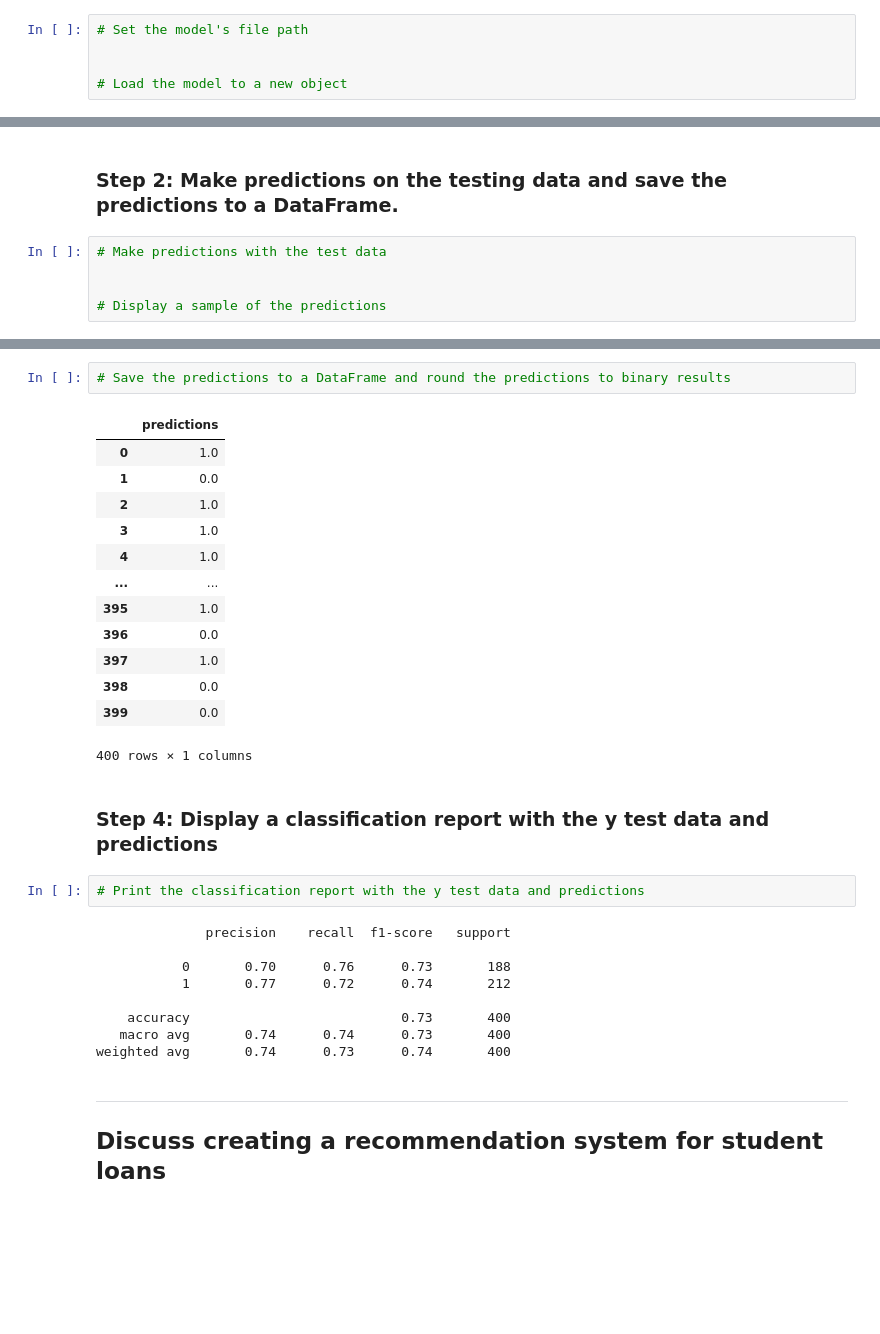
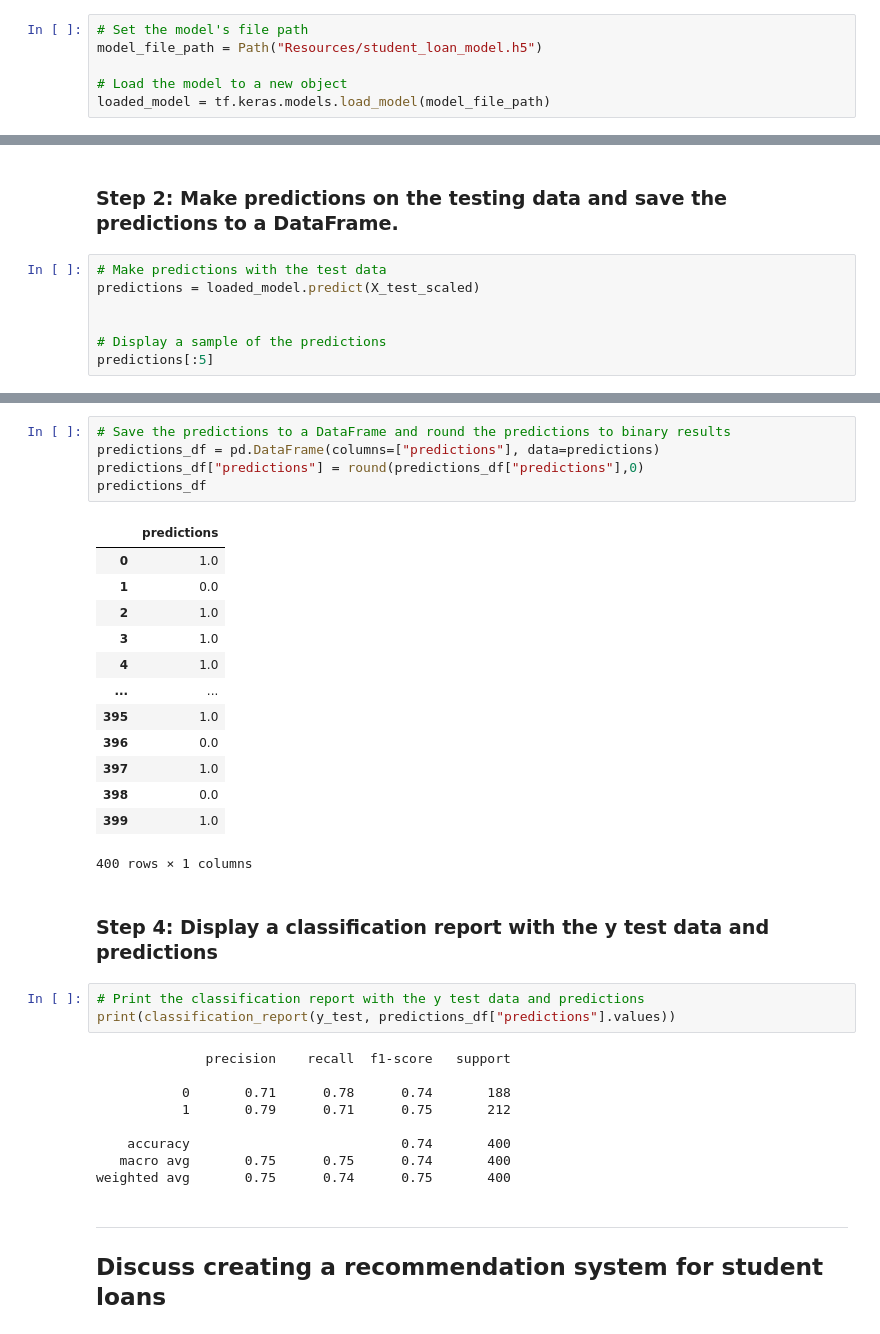
Before and after one commit to jesseparent/neural-network-challenge-1, a Jupyter notebook: student_loans_with_deep_learning.ipynb, the cells around one changed output, grey strips where cells are left out. Saved outputs shown, nothing was run; the diff lists cells and outputs as text; blank space fills up the shorter version.

```diff
--- a/student_loans_with_deep_learning.ipynb
+++ b/student_loans_with_deep_learning.ipynb
@@ -215,6 +214,7 @@ WARNING:absl:You are saving your model as an HDF5 file via `model.save()` or `ke
 ### Step 1: Reload your saved model.
 # %%
 # Set the model's file path
-
+model_file_path = Path("Resources/student_loan_model.h5")
 
 # Load the model to a new object
+loaded_model = tf.keras.models.load_model(model_file_path)
@@ -222,7 +224,9 @@ WARNING:absl:You are saving your model as an HDF5 file via `model.save()` or `ke
 ### Step 2: Make predictions on the testing data and save the predictions to a DataFrame.
 # %%
 # Make predictions with the test data
+predictions = loaded_model.predict(X_test_scaled)
 
 
 # Display a sample of the predictions
+predictions[:5]
 # %% [output]
@@ -235,32 +239,36 @@ array([[0.63573396],
 # %%
 # Save the predictions to a DataFrame and round the predictions to binary results
+predictions_df = pd.DataFrame(columns=["predictions"], data=predictions)
+predictions_df["predictions"] = round(predictions_df["predictions"],0)
+predictions_df
 # %% [output]
 |  | predictions |
 | 0 | 1.0 |
 | 1 | 0.0 |
 | 2 | 1.0 |
 | 3 | 1.0 |
 | 4 | 1.0 |
 | ... | ... |
 | 395 | 1.0 |
 | 396 | 0.0 |
 | 397 | 1.0 |
 | 398 | 0.0 |
-| 399 | 0.0 |
+| 399 | 1.0 |
 400 rows × 1 columns
 # %% [markdown]
 ### Step 4: Display a classification report with the y test data and predictions
 # %%
 # Print the classification report with the y test data and predictions
+print(classification_report(y_test, predictions_df["predictions"].values))
 # %% [output]
               precision    recall  f1-score   support
 
-           0       0.70      0.76      0.73       188
-           1       0.77      0.72      0.74       212
+           0       0.71      0.78      0.74       188
+           1       0.79      0.71      0.75       212
 
-    accuracy                           0.73       400
-   macro avg       0.74      0.74      0.73       400
-weighted avg       0.74      0.73      0.74       400
+    accuracy                           0.74       400
+   macro avg       0.75      0.75      0.74       400
+weighted avg       0.75      0.74      0.75       400
 # %% [markdown]
 ---
 ## Discuss creating a recommendation system for student loans
```
Also changed, not shown: parts of 3 cells of this notebook.
